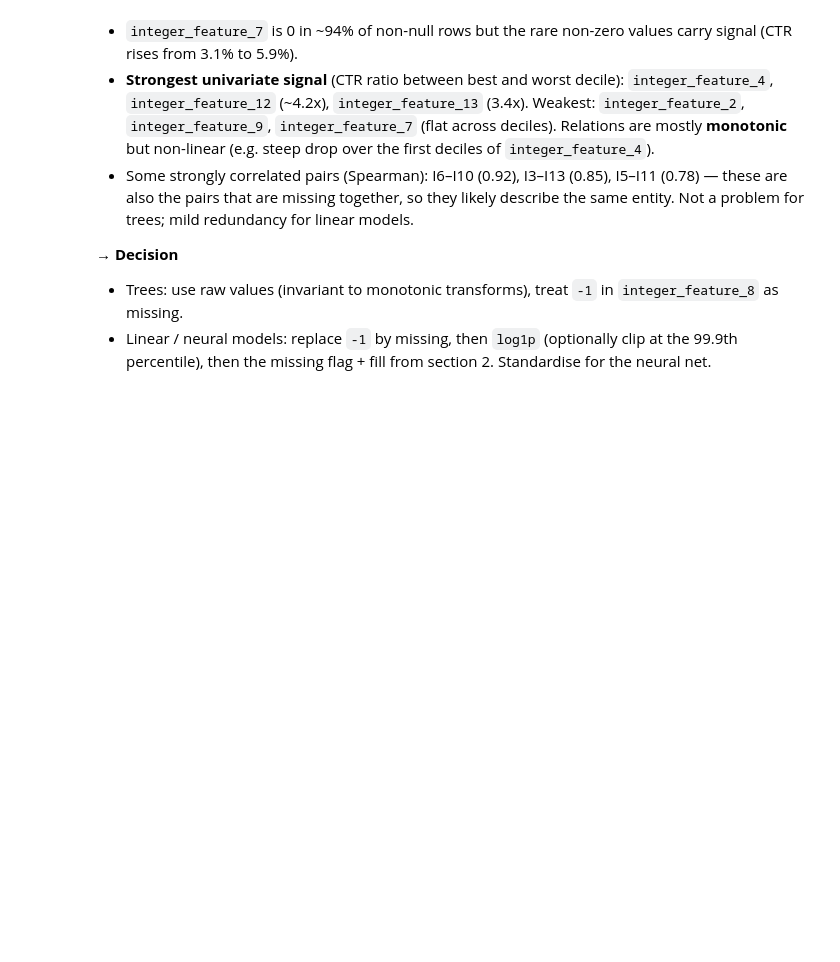
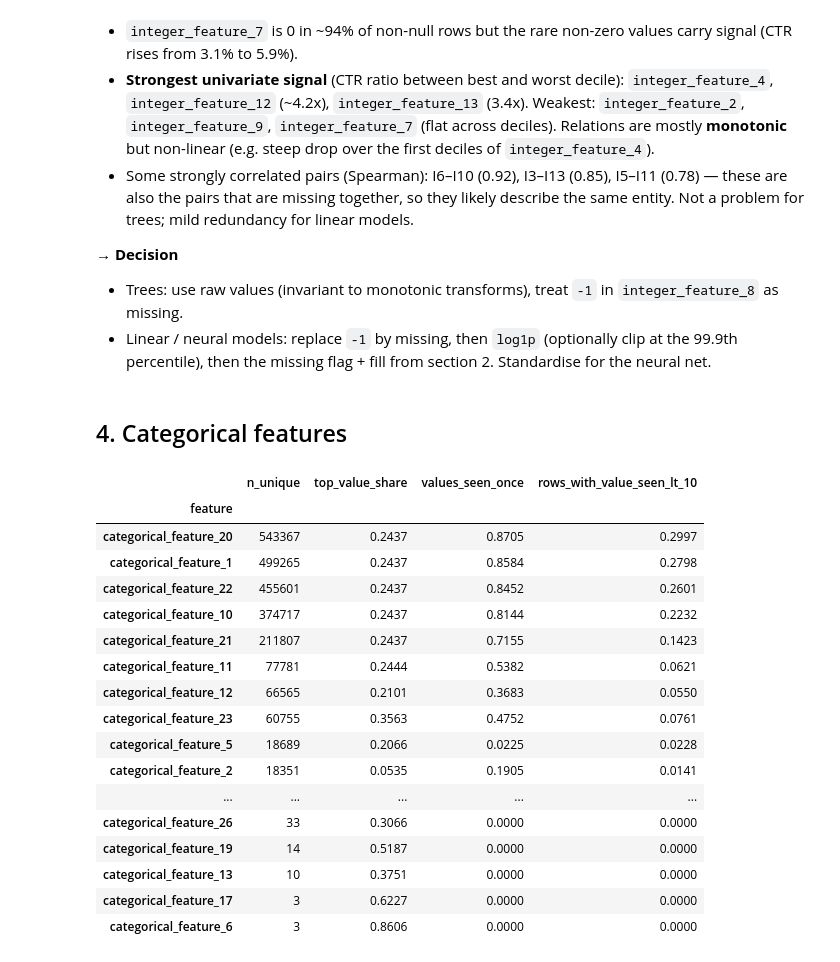
Before and after one commit to Mam-s/ctr_criteo, a Jupyter notebook: notebooks/exploration.ipynb, the cells around one changed output. Saved outputs shown, nothing was run; the diff lists cells and outputs as text; code cells hidden in the pictures; blank space fills up the shorter version.

```diff
--- a/notebooks/exploration.ipynb
+++ b/notebooks/exploration.ipynb
@@ -346,3 +346,37 @@ integer_feature_7 == 0: 94.34% of non-null rows
 → **Decision**
 - Trees: use raw values (invariant to monotonic transforms), treat `-1` in `integer_feature_8` as missing.
 - Linear / neural models: replace `-1` by missing, then `log1p` (optionally clip at the 99.9th percentile), then the missing flag + fill from section 2. Standardise for the neural net.
+# %% [markdown]
+## 4. Categorical features
+# %%
+rows = []
+for col in CAT_COLS:
+    counts = df[col].value_counts()  # excludes nulls
+    rows.append({
+        "feature": col,
+        "n_unique": len(counts),
+        "top_value_share": counts.iloc[0] / counts.sum(),
+        "values_seen_once": (counts == 1).mean(),
+        "rows_with_value_seen_lt_10": counts[counts < 10].sum() / counts.sum(),
+    })
+cat_stats = pd.DataFrame(rows).set_index("feature").sort_values("n_unique", ascending=False)
+cat_stats
+# %% [output]
+|  | n_unique | top_value_share | values_seen_once | rows_with_value_seen_lt_10 |
+| feature |  |  |  |  |
+| categorical_feature_20 | 543367 | 0.2437 | 0.8705 | 0.2997 |
+| categorical_feature_1 | 499265 | 0.2437 | 0.8584 | 0.2798 |
+| categorical_feature_22 | 455601 | 0.2437 | 0.8452 | 0.2601 |
+| categorical_feature_10 | 374717 | 0.2437 | 0.8144 | 0.2232 |
+| categorical_feature_21 | 211807 | 0.2437 | 0.7155 | 0.1423 |
+| categorical_feature_11 | 77781 | 0.2444 | 0.5382 | 0.0621 |
+| categorical_feature_12 | 66565 | 0.2101 | 0.3683 | 0.0550 |
+| categorical_feature_23 | 60755 | 0.3563 | 0.4752 | 0.0761 |
+| categorical_feature_5 | 18689 | 0.2066 | 0.0225 | 0.0228 |
+| categorical_feature_2 | 18351 | 0.0535 | 0.1905 | 0.0141 |
+| ... | ... | ... | ... | ... |
+| categorical_feature_26 | 33 | 0.3066 | 0.0000 | 0.0000 |
+| categorical_feature_19 | 14 | 0.5187 | 0.0000 | 0.0000 |
+| categorical_feature_13 | 10 | 0.3751 | 0.0000 | 0.0000 |
+| categorical_feature_17 | 3 | 0.6227 | 0.0000 | 0.0000 |
+| categorical_feature_6 | 3 | 0.8606 | 0.0000 | 0.0000 |
```
Also changed, not shown: parts of 8 cells of this notebook.
